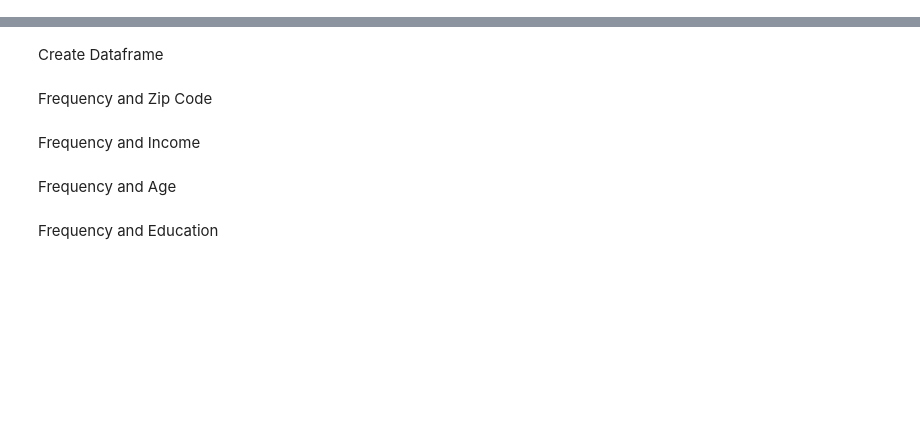
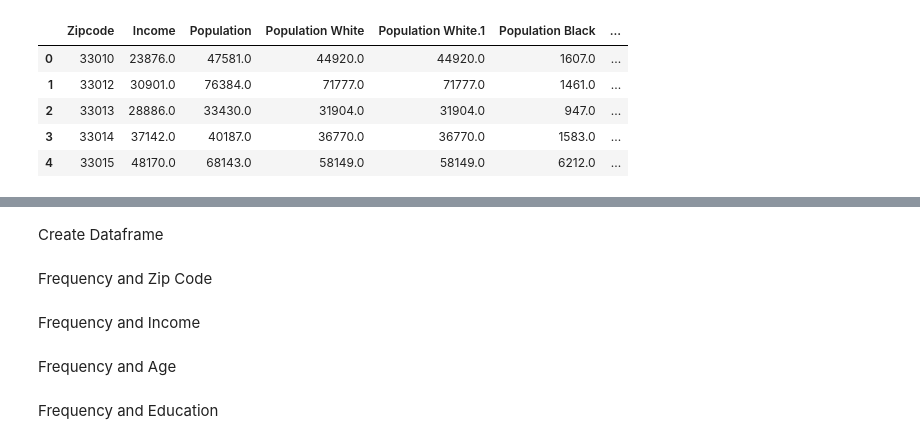
Before and after one commit to EJohnson7/Project-1, a Jupyter notebook: Merge and Charts.ipynb, the cells around one changed output, grey strips where cells are left out. Cells and saved outputs as stored; diff of their text form; code cells hidden in the pictures; blank space fills up the shorter version.

```diff
--- a/Merge and Charts.ipynb
+++ b/Merge and Charts.ipynb
@@ -0,0 +12,11 @@
+# %%
+#Read Dataframes
+miacensus=pd.read_csv("miacensus_data.csv", encoding="utf-8")
+miacensus.head()
+# %% [output]
+|  | Zipcode | Income | Population | Population White | Population White.1 | Population Black | ... |
+| 0 | 33010 | 23876.0 | 47581.0 | 44920.0 | 44920.0 | 1607.0 | ... |
+| 1 | 33012 | 30901.0 | 76384.0 | 71777.0 | 71777.0 | 1461.0 | ... |
+| 2 | 33013 | 28886.0 | 33430.0 | 31904.0 | 31904.0 | 947.0 | ... |
+| 3 | 33014 | 37142.0 | 40187.0 | 36770.0 | 36770.0 | 1583.0 | ... |
+| 4 | 33015 | 48170.0 | 68143.0 | 58149.0 | 58149.0 | 6212.0 | ... |
```
Also changed, not shown: parts of 3 cells of this notebook, 2 other files.
